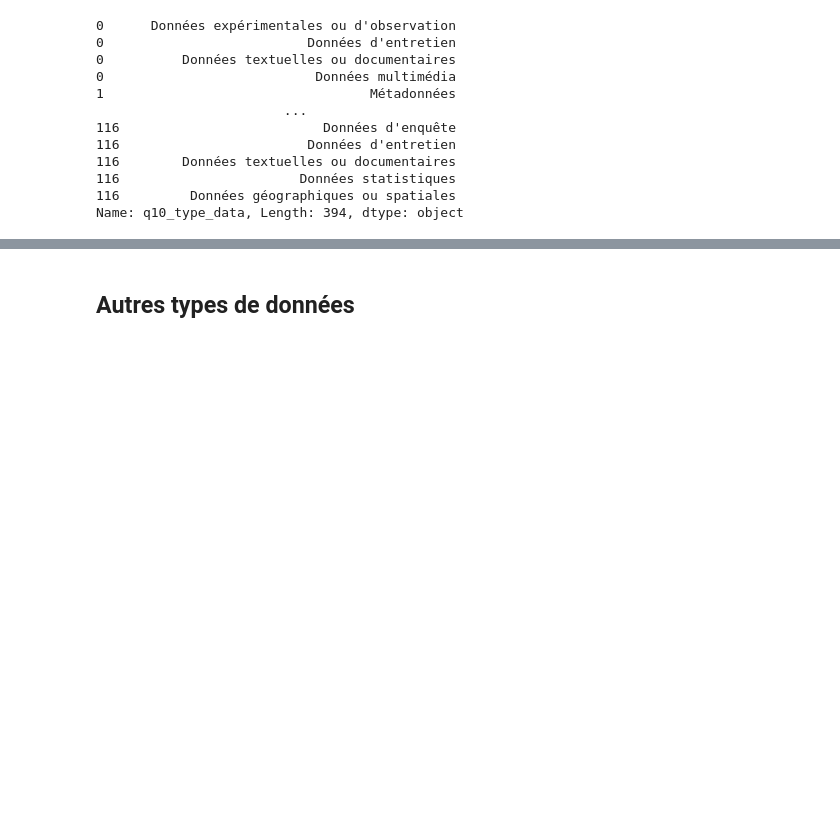
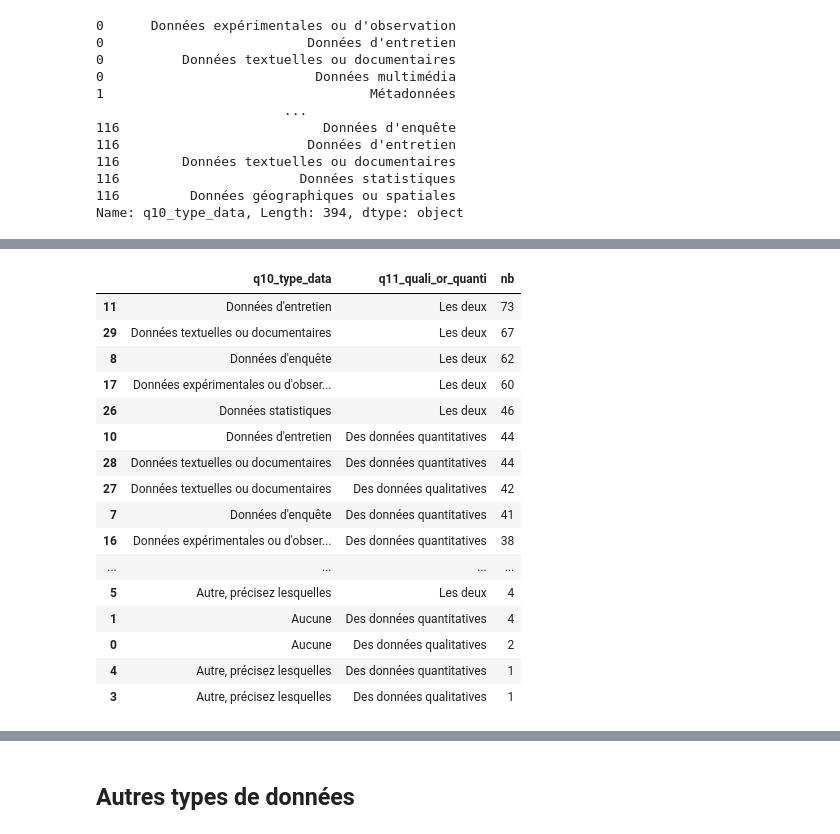
Before and after one commit to luneauaymeric/enquete_SO_p8, a Jupyter notebook: _build/jupyter_execute/script_analyse/connaissance_science_ouverte.ipynb, the cells around one changed output, grey strips where cells are left out. Cells and saved outputs as stored; diff of their text form; code cells hidden in the pictures; blank space fills up the shorter version.

```diff
--- a/_build/jupyter_execute/script_analyse/connaissance_science_ouverte.ipynb
+++ b/_build/jupyter_execute/script_analyse/connaissance_science_ouverte.ipynb
@@ -330,6 +330,26 @@ cross_tab.sort_values(by=["Total"],  ascending=[False])
 | 6 | Données géographiques ou spatiales | 7 | 1 | 6 | 14 |
 | 0 | Aucune | 2 | 2 | 1 | 5 |
 | 1 | Autre, précisez lesquelles | 1 | 0 | 3 | 4 |
+# %%
+q10
+# %% [output]
+|  | q10_type_data | q11_quali_or_quanti | nb |
+| 11 | Données d'entretien | Les deux | 73 |
+| 29 | Données textuelles ou documentaires | Les deux | 67 |
+| 8 | Données d'enquête | Les deux | 62 |
+| 17 | Données expérimentales ou d'obser... | Les deux | 60 |
+| 26 | Données statistiques | Les deux | 46 |
+| 10 | Données d'entretien | Des données quantitatives | 44 |
+| 28 | Données textuelles ou documentaires | Des données quantitatives | 44 |
+| 27 | Données textuelles ou documentaires | Des données qualitatives | 42 |
+| 7 | Données d'enquête | Des données quantitatives | 41 |
+| 16 | Données expérimentales ou d'obser... | Des données quantitatives | 38 |
+| ... | ... | ... | ... |
+| 5 | Autre, précisez lesquelles | Les deux | 4 |
+| 1 | Aucune | Des données quantitatives | 4 |
+| 0 | Aucune | Des données qualitatives | 2 |
+| 4 | Autre, précisez lesquelles | Des données quantitatives | 1 |
+| 3 | Autre, précisez lesquelles | Des données qualitatives | 1 |
 # %%
 fig, ax = plt.subplots(1, figsize=(6,4))
 
```
Also changed, not shown: parts of 21 cells of this notebook, 10 other files.
